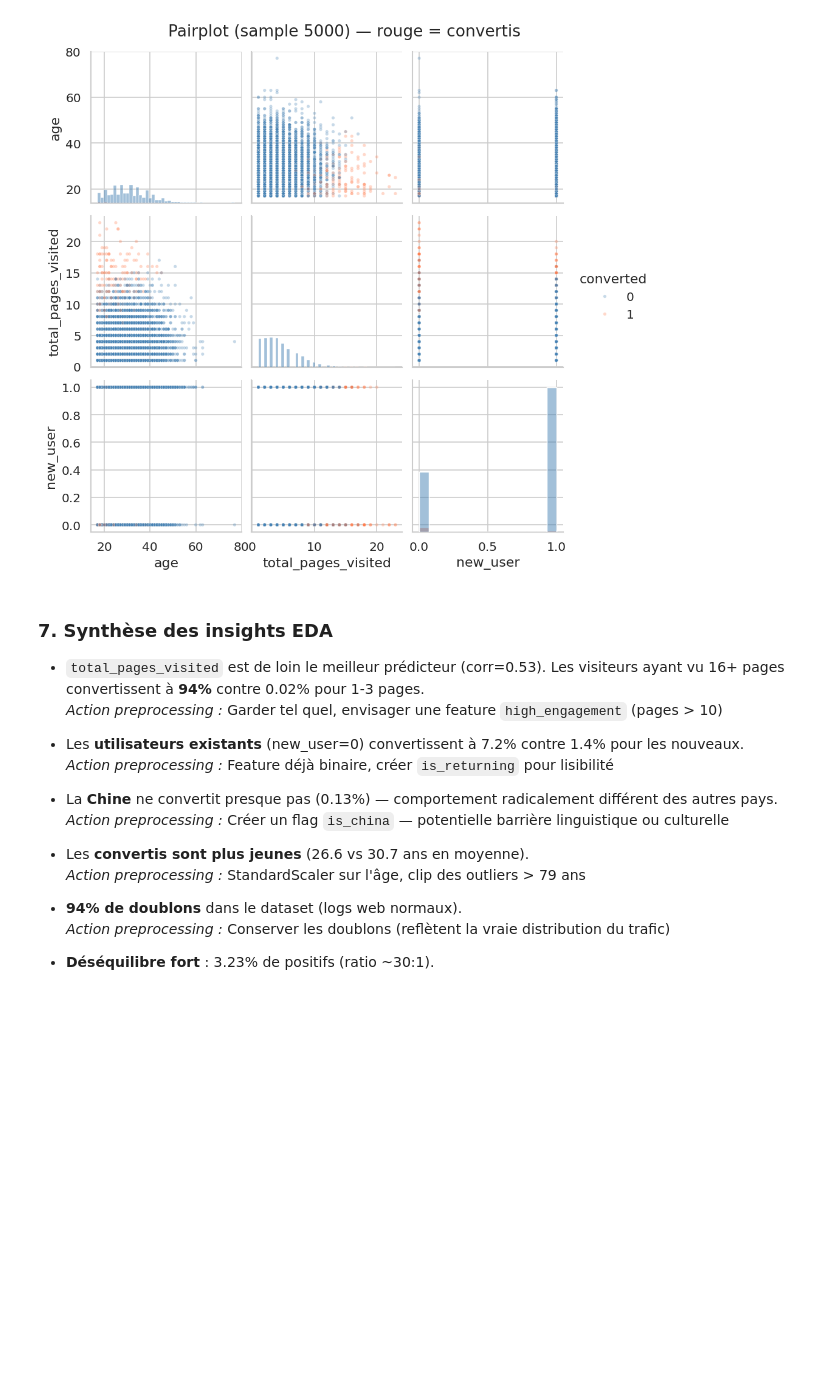
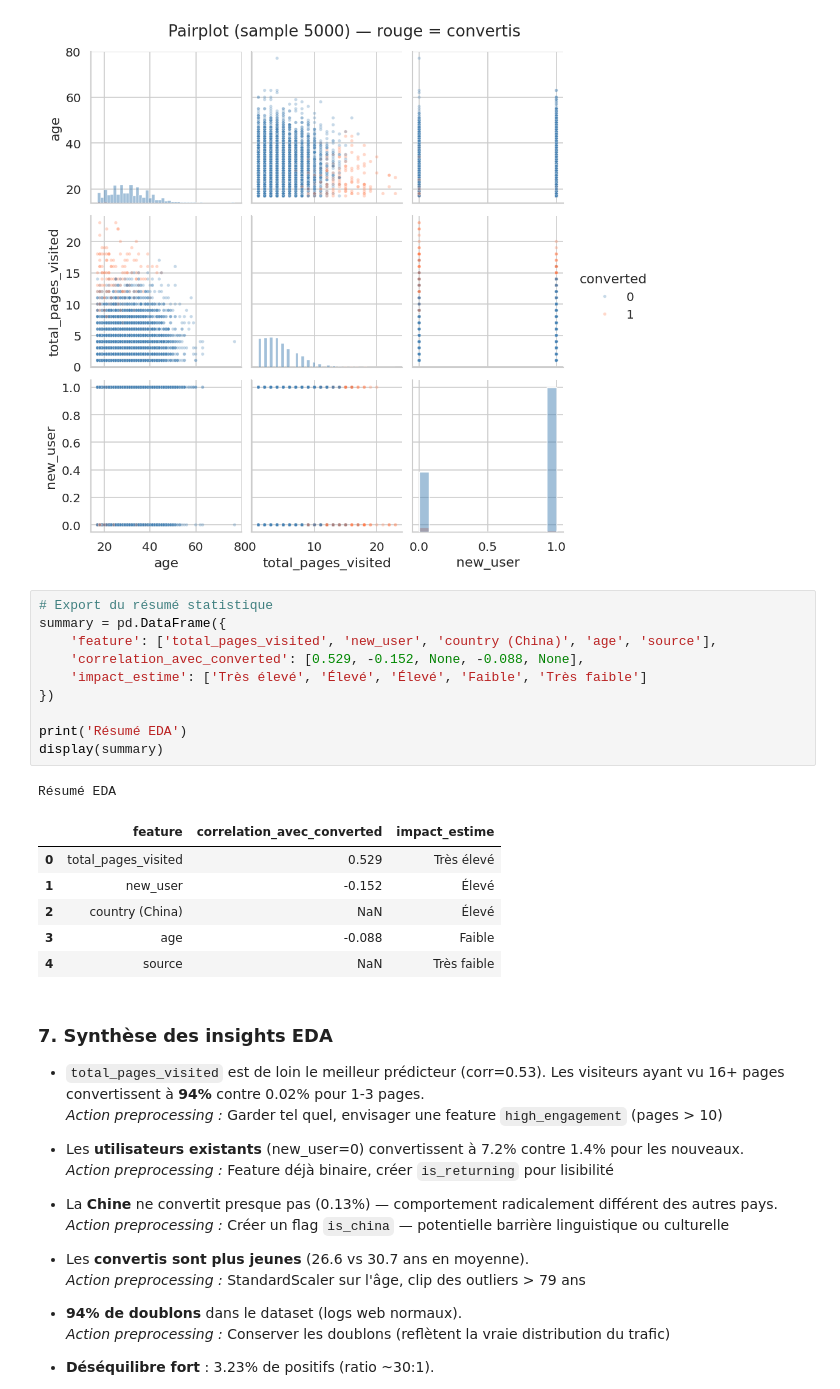
Before and after one commit to raphael-nk/projet-conversion-rate-bloc3, a Jupyter notebook: notebook/01_data_exploration_eda.ipynb, the cells around one changed output. Drawn from its saved outputs; the diff is of its cells as text; blank space fills up the shorter version.

Commit message:
[feat] added data exploration eda

```diff
--- a/notebook/01_data_exploration_eda.ipynb
+++ b/notebook/01_data_exploration_eda.ipynb
@@ -366,6 +366,24 @@ plt.savefig(f'{output_image_path}/09_pairplot.png', bbox_inches='tight')
 plt.show()
 # %% [output]
 [figure]
+# %%
+# Export du résumé statistique
+summary = pd.DataFrame({
+    'feature': ['total_pages_visited', 'new_user', 'country (China)', 'age', 'source'],
+    'correlation_avec_converted': [0.529, -0.152, None, -0.088, None],
+    'impact_estime': ['Très élevé', 'Élevé', 'Élevé', 'Faible', 'Très faible']
+})
+
+print('Résumé EDA')
+display(summary)
+# %% [output]
+Résumé EDA
+|  | feature | correlation_avec_converted | impact_estime |
+| 0 | total_pages_visited | 0.529 | Très élevé |
+| 1 | new_user | -0.152 | Élevé |
+| 2 | country (China) | NaN | Élevé |
+| 3 | age | -0.088 | Faible |
+| 4 | source | NaN | Très faible |
 # %% [markdown]
 ### **7. Synthèse des insights EDA**
 
```
